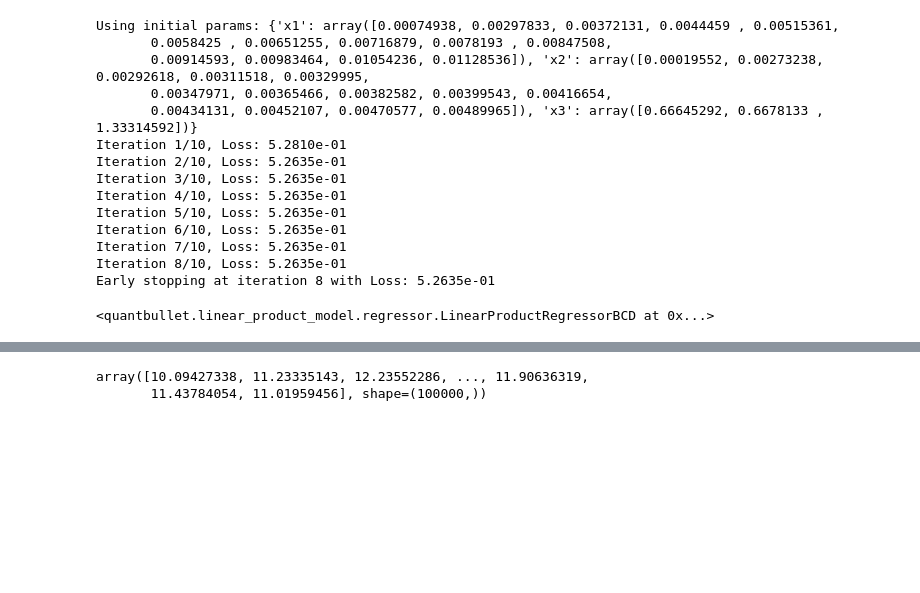
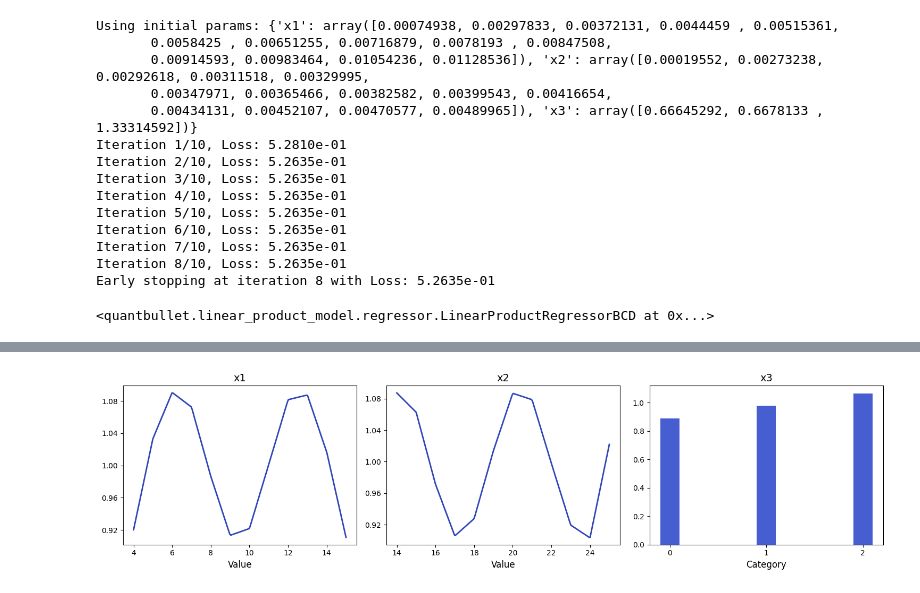
Before and after one commit to YimingZhang07/quantbullet, a Jupyter notebook: docs/linear_product_model/linear_product_model_diagnostics.ipynb, the cells around one changed output, grey strips where cells are left out. Cells and saved outputs as stored; diff of their text form; code cells hidden in the pictures; blank space fills up the shorter version.

Commit message:
add a toolkit class for linear product model

```diff
--- a/docs/linear_product_model/linear_product_model_diagnostics.ipynb
+++ b/docs/linear_product_model/linear_product_model_diagnostics.ipynb
@@ -62,3 +28,8 @@ train_df = pd.DataFrame(np.concatenate(dfs, axis=1), columns=col_names)
+# %%
+tk = LinearProductModelToolkit( feature_config ).fit( df )
+feature_groups = tk.feature_groups_
+# %%
+train_df = tk.get_train_df( df )
 # %%
 from quantbullet.linear_product_model import LinearProductRegressorBCD
 
@@ -172,5 +55,4 @@ for feature, transformer in feature_config.items():
-# %%
-lprm_ols.leave_out_feature_group_predict('x1', train_df)
-# %% [output]
-array([10.09427338, 11.23335143, 12.23552286, ..., 11.90636319,
-       11.43784054, 11.01959456], shape=(100000,))
+# %%
+tk.plot_model_curves( lprm_ols )
+# %% [output]
+[figure, added]
```
Also changed, not shown: parts of 7 cells of this notebook, 5 other files.
